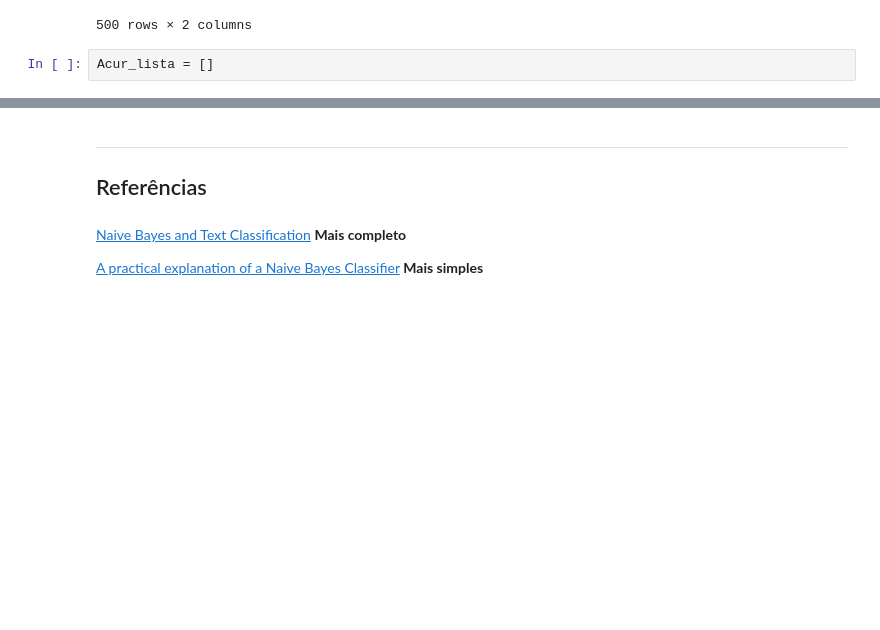
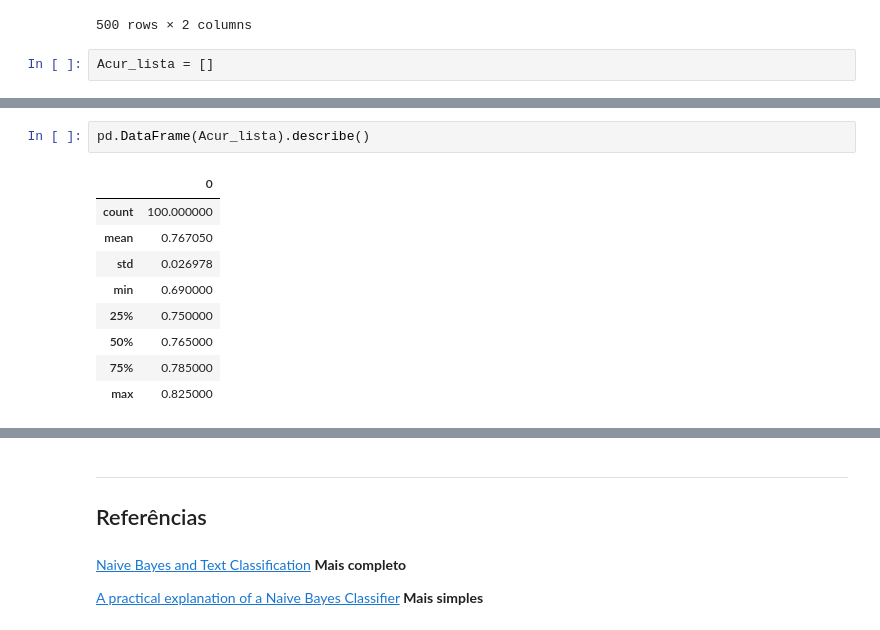
Before and after one commit to Phvr06/cdados-p1, a Jupyter notebook: Projeto1 Template.ipynb, the cells around one changed output, grey strips where cells are left out. Cells and saved outputs as stored; diff of their text form; blank space fills up the shorter version.

```diff
--- a/Projeto1 Template.ipynb
+++ b/Projeto1 Template.ipynb
@@ -462,3 +462,15 @@ for rs in range(100):
     V_outros = tabela[3][3]
     Acur = V_amazon + V_livro + V_outros
     Acur_lista.append(Acur)
+# %%
+pd.DataFrame(Acur_lista).describe()
+# %% [output]
+|  | 0 |
+| count | 100.000000 |
+| mean | 0.767050 |
+| std | 0.026978 |
+| min | 0.690000 |
+| 25% | 0.750000 |
+| 50% | 0.765000 |
+| 75% | 0.785000 |
+| max | 0.825000 |
```
Also changed, not shown: parts of 4 cells of this notebook.
